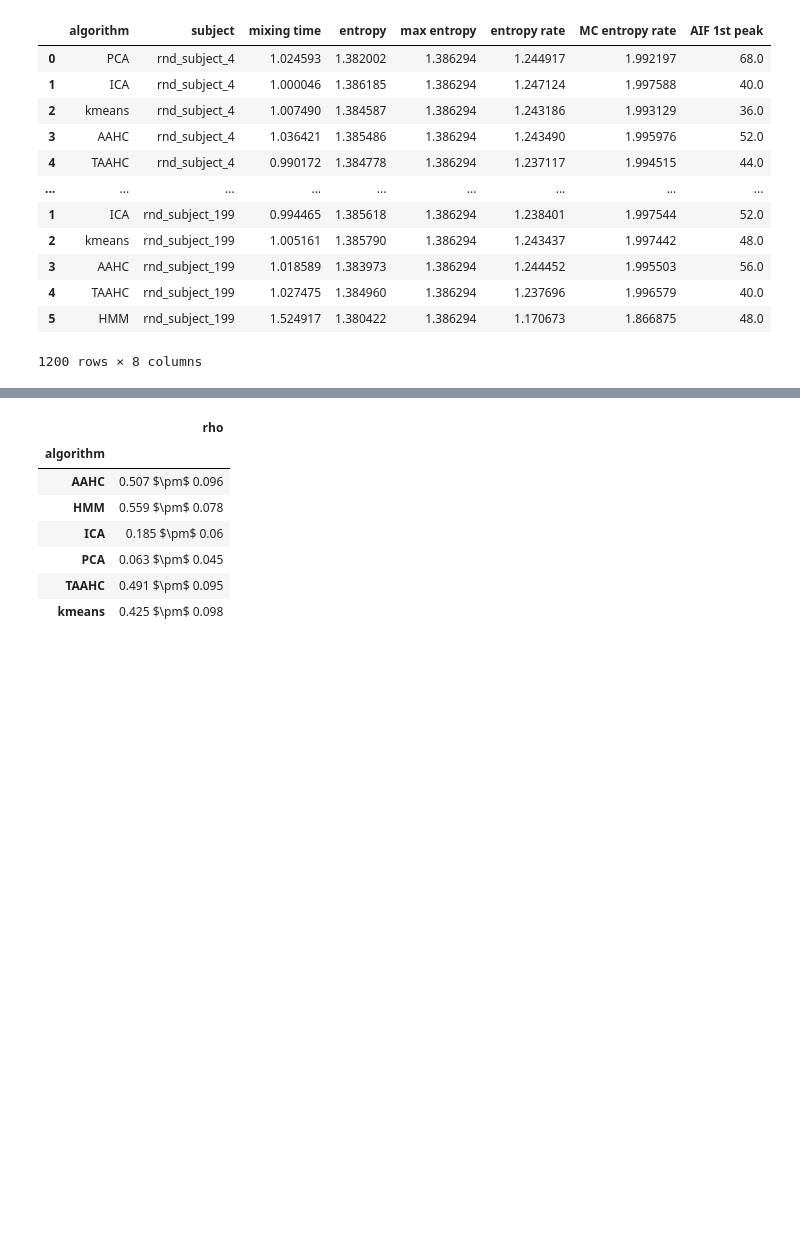
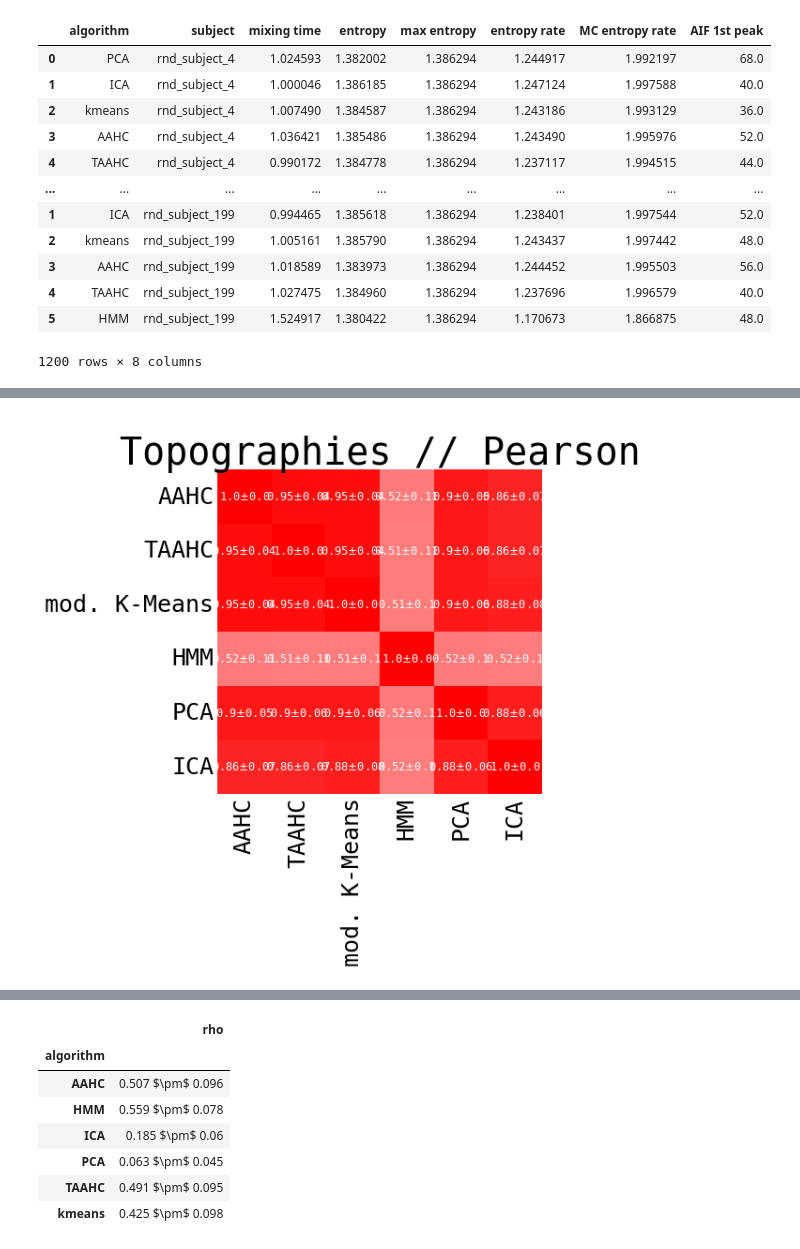
Before and after one commit to jajcayn/eeg_latent_space, a Jupyter notebook: notebooks/paper/gaussian_data_3d_200subjects_20chans-4states.ipynb, the cells around one changed output, grey strips where cells are left out. Saved outputs shown, nothing was run; the diff lists cells and outputs as text; code cells hidden in the pictures; blank space fills up the shorter version.

```diff
--- a/notebooks/paper/gaussian_data_3d_200subjects_20chans-4states.ipynb
+++ b/notebooks/paper/gaussian_data_3d_200subjects_20chans-4states.ipynb
@@ -220,6 +253,13 @@ mean = (
     .reset_index()
     .pivot(index="alg1", columns="alg2")
 )
+mean.index.name = ""
+mean.columns = mean.columns.get_level_values(1)
+mean.columns.name = ""
+mean = mean.rename(
+    columns={"kmeans": "mod. K-Means"}, index={"kmeans": "mod. K-Means"}
+).loc[COLUMNS_ORDER, COLUMNS_ORDER]
+
 std = (
     all_corrs.max(["map1", "map2"])
     .stack(algs=("alg1", "alg2"))
@@ -230,5 +270,24 @@ std = (
     .reset_index()
     .pivot(index="alg1", columns="alg2")
 )
-mean.round(3).astype(str) + " $\pm$ " + std.round(3).astype(str)
+std.index.name = ""
+std.columns = std.columns.get_level_values(1)
+std.columns.name = ""
+std = std.rename(
+    columns={"kmeans": "mod. K-Means"}, index={"kmeans": "mod. K-Means"}
+).loc[COLUMNS_ORDER, COLUMNS_ORDER]
+
+g6 = pw.Brick("ax6", figsize=(6, 6))
+sns.heatmap(
+    mean,
+    square=True,
+    vmin=-1,
+    vmax=1,
+    cmap="bwr",
+    annot=mean.round(2).astype(str) + "$\pm$" + std.round(2).astype(str),
+    fmt="",
+    ax=g6,
+)
+g6.set_title("Topographies // Pearson")
+g6.savefig(quick=True)
 # %% [output]
@@ -243,0 +294 @@ mean.round(3).astype(str) + " $\pm$ " + std.round(3).astype(str)
+[figure, added]
```
Also changed, not shown: parts of 12 cells of this notebook, 3 other files.
